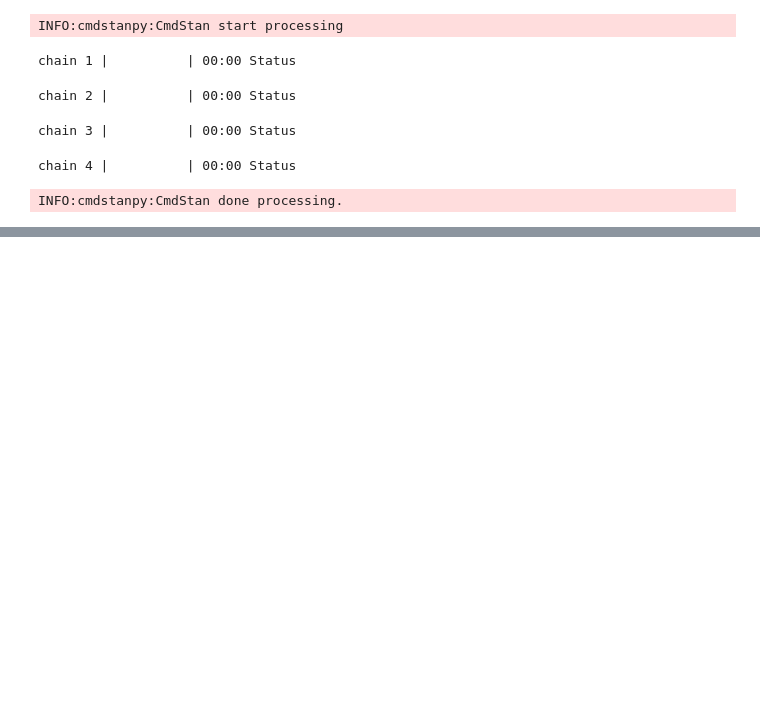
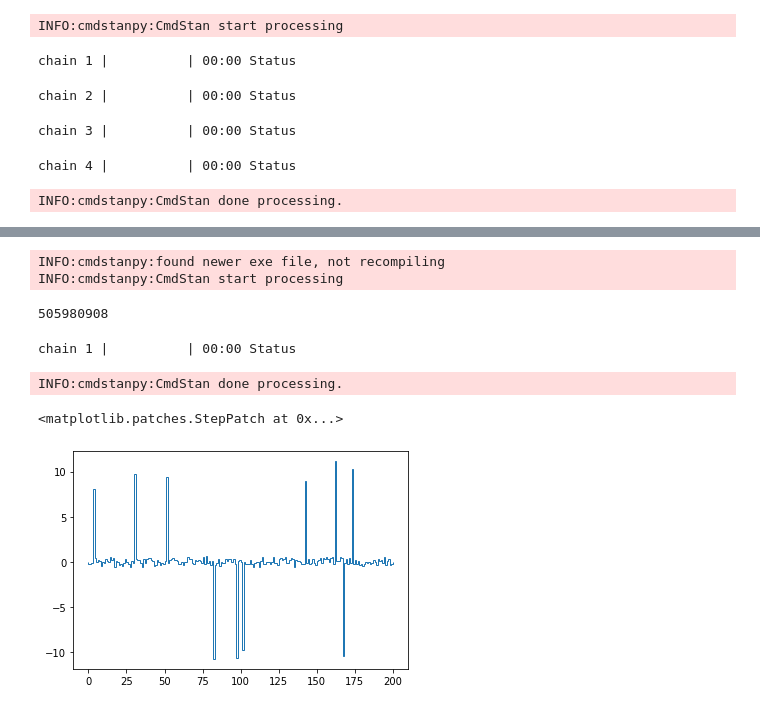
Before and after one commit to Katarzyna-W/DataAnalytics, a Jupyter notebook: Lab4/lab4.ipynb, the cells around one changed output, grey strips where cells are left out. Saved outputs shown, nothing was run; the diff lists cells and outputs as text; code cells hidden in the pictures; blank space fills up the shorter version.

```diff
--- a/Lab4/lab4.ipynb
+++ b/Lab4/lab4.ipynb
@@ -225,15 +273,23 @@ import matplotlib.pyplot as plt
 import pandas as pd
 # %%
 data_genetator = CmdStanModel(stan_file = 'generate_data.stan')
-I= #number of letters in name
-N= #number of letters in surname
-DoB= #date of birth
+I= len('Katarzyna')
+N= len('Watorska')
+DoB= 50598
 seed=int(DoB*1e4+100*I+N)
 print(seed)
 generated_data = data_genetator.sample(chains=1, iter_sampling=1, iter_warmup=0, fixed_param=True,seed=seed)
 
 beta_s = generated_data.stan_variable('beta')
 plt.stairs(generated_data.stan_variable('beta')[0])
+# %% [output]
+INFO:cmdstanpy:found newer exe file, not recompiling
+INFO:cmdstanpy:CmdStan start processing
+505980908
+chain 1 |          | 00:00 Status
+INFO:cmdstanpy:CmdStan done processing.
+<matplotlib.patches.StepPatch at 0x...>
+[figure, added]
 # %%
 model_uniform = CmdStanModel(stan_file = 'model1.stan')
 data_for_inference = {'N':100,
```
Also changed, not shown: parts of 8 cells of this notebook, 9 other files.
